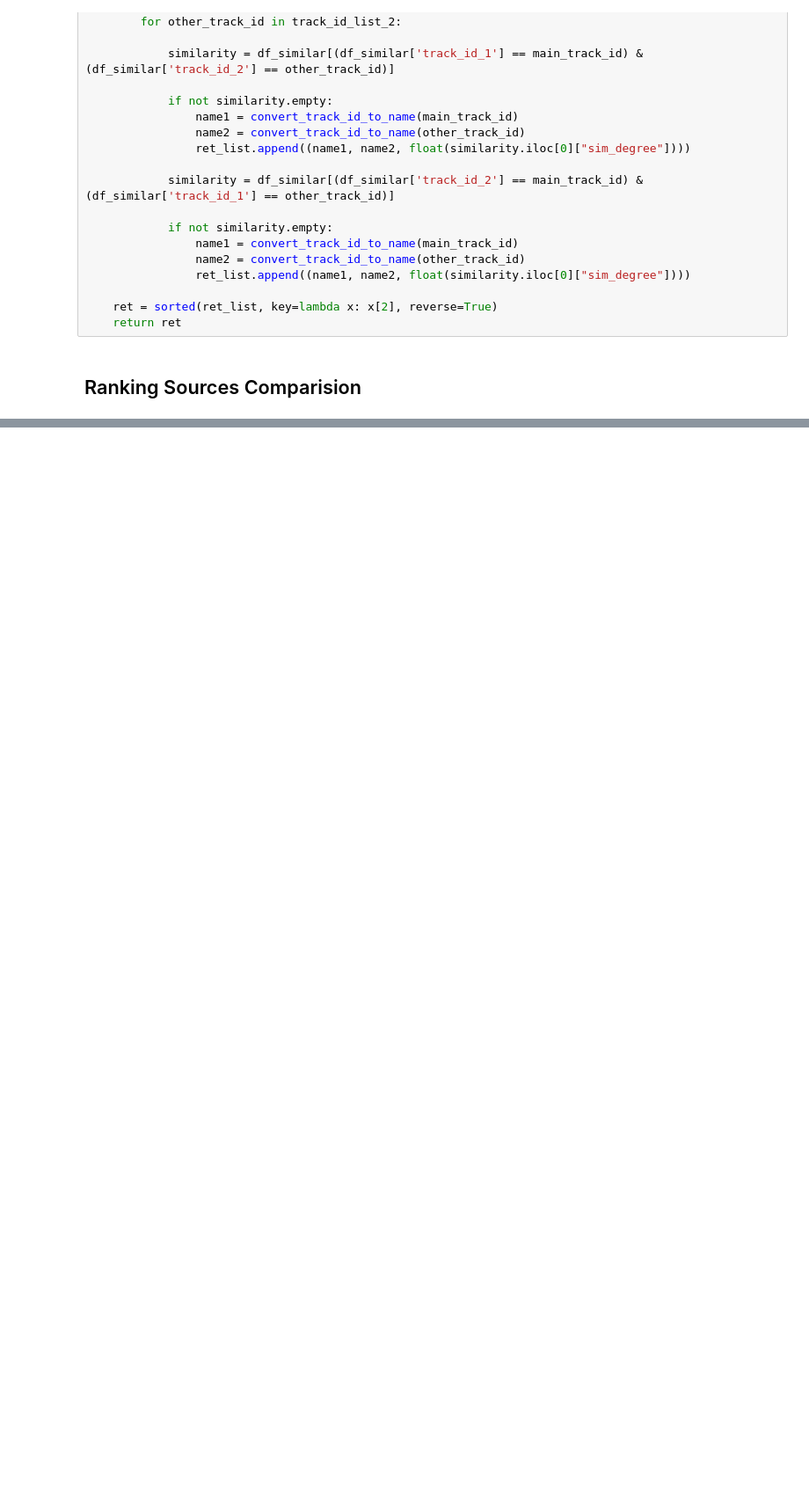
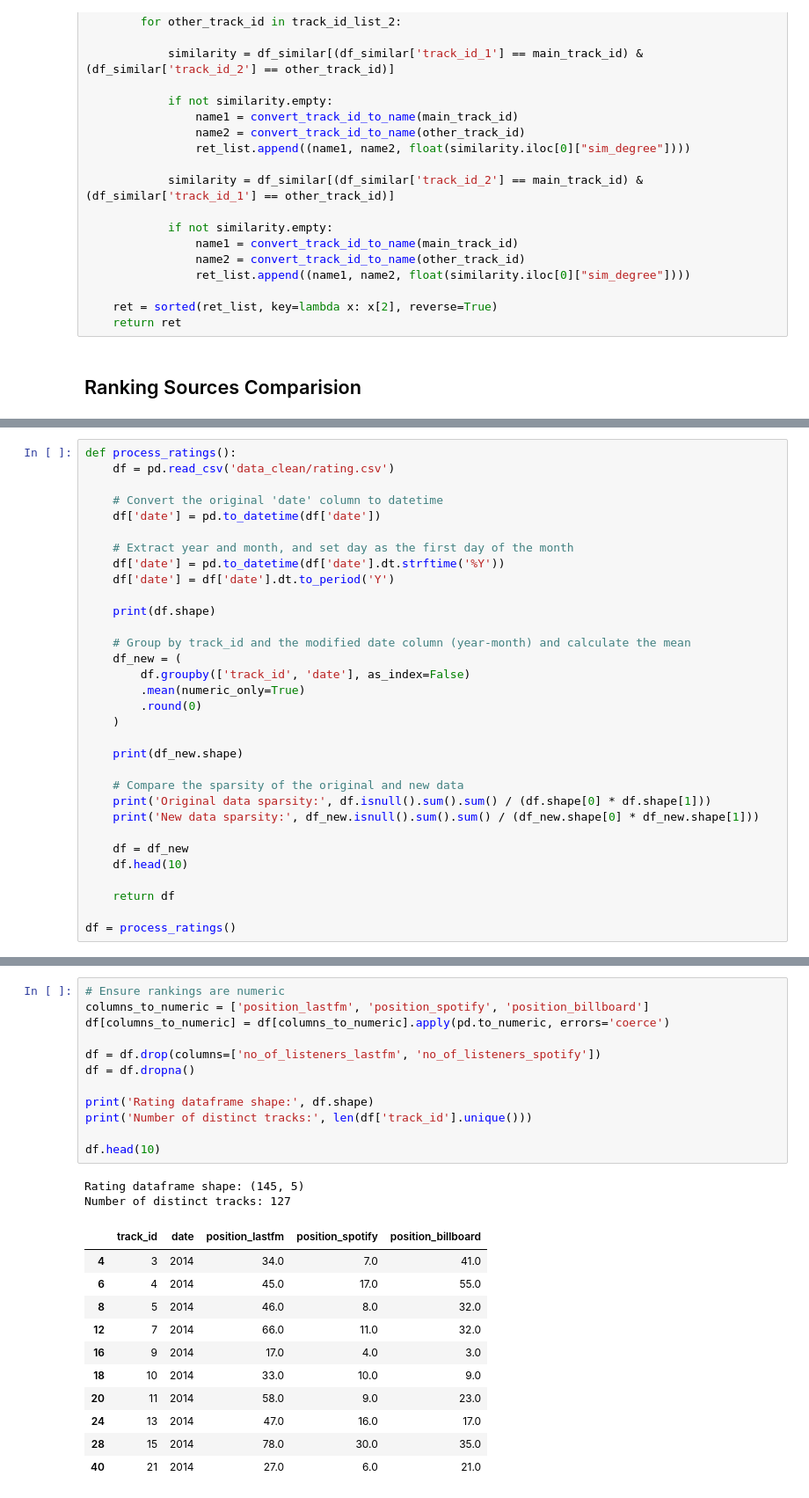
Before and after one commit to m21ark/s_music, a Jupyter notebook: task_1.ipynb, the cells around one changed output, grey strips where cells are left out. Shown at 88% size. Cells and saved outputs as stored; diff of their text form; blank space fills up the shorter version.

```diff
--- a/task_1.ipynb
+++ b/task_1.ipynb
@@ -98,0 +80,32 @@ df_rating.head(10)
+# %%
+def process_ratings():
+    df = pd.read_csv('data_clean/rating.csv')
+
+    # Convert the original 'date' column to datetime
+    df['date'] = pd.to_datetime(df['date'])
+
+    # Extract year and month, and set day as the first day of the month
+    df['date'] = pd.to_datetime(df['date'].dt.strftime('%Y'))
+    df['date'] = df['date'].dt.to_period('Y')
+
+    print(df.shape)
+
+    # Group by track_id and the modified date column (year-month) and calculate the mean
+    df_new = (
+        df.groupby(['track_id', 'date'], as_index=False)
+        .mean(numeric_only=True)
+        .round(0)
+    )
+
+    print(df_new.shape)
+
+    # Compare the sparsity of the original and new data
+    print('Original data sparsity:', df.isnull().sum().sum() / (df.shape[0] * df.shape[1]))
+    print('New data sparsity:', df_new.isnull().sum().sum() / (df_new.shape[0] * df_new.shape[1]))
+
+    df = df_new
+    df.head(10)
+
+    return df
+
+df = process_ratings()
@@ -98,0 +117,26 @@ df_rating.head(10)
+# %%
+# Ensure rankings are numeric
+columns_to_numeric = ['position_lastfm', 'position_spotify', 'position_billboard']
+df[columns_to_numeric] = df[columns_to_numeric].apply(pd.to_numeric, errors='coerce')
+
+df = df.drop(columns=['no_of_listeners_lastfm', 'no_of_listeners_spotify'])
+df = df.dropna()
+
+print('Rating dataframe shape:', df.shape)
+print('Number of distinct tracks:', len(df['track_id'].unique()))
+
+df.head(10)
+# %% [output]
+Rating dataframe shape: (145, 5)
+Number of distinct tracks: 127
+|  | track_id | date | position_lastfm | position_spotify | position_billboard |
+| 4 | 3 | 2014 | 34.0 | 7.0 | 41.0 |
+| 6 | 4 | 2014 | 45.0 | 17.0 | 55.0 |
+| 8 | 5 | 2014 | 46.0 | 8.0 | 32.0 |
+| 12 | 7 | 2014 | 66.0 | 11.0 | 32.0 |
+| 16 | 9 | 2014 | 17.0 | 4.0 | 3.0 |
+| 18 | 10 | 2014 | 33.0 | 10.0 | 9.0 |
+| 20 | 11 | 2014 | 58.0 | 9.0 | 23.0 |
+| 24 | 13 | 2014 | 47.0 | 16.0 | 17.0 |
+| 28 | 15 | 2014 | 78.0 | 30.0 | 35.0 |
+| 40 | 21 | 2014 | 27.0 | 6.0 | 21.0 |
```
Also changed, not shown: parts of 6 cells of this notebook, 1 other file.
